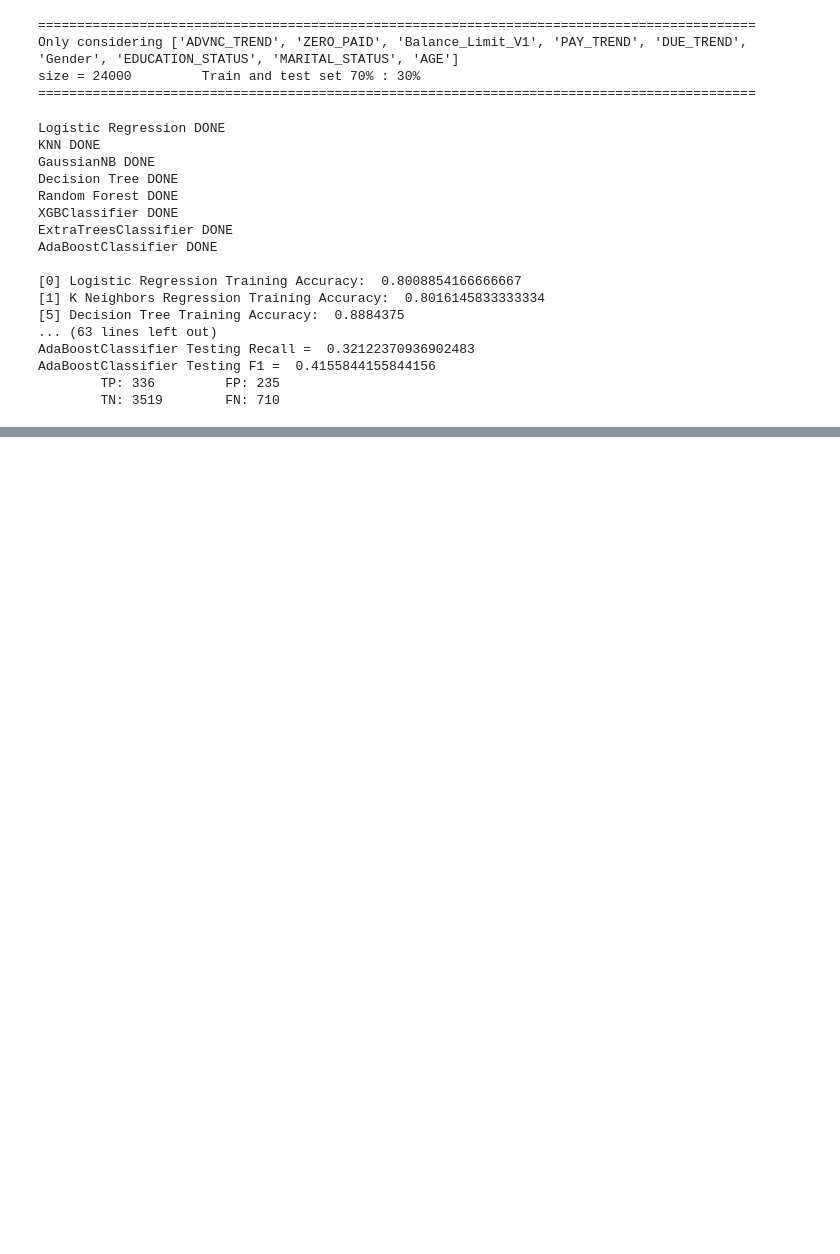
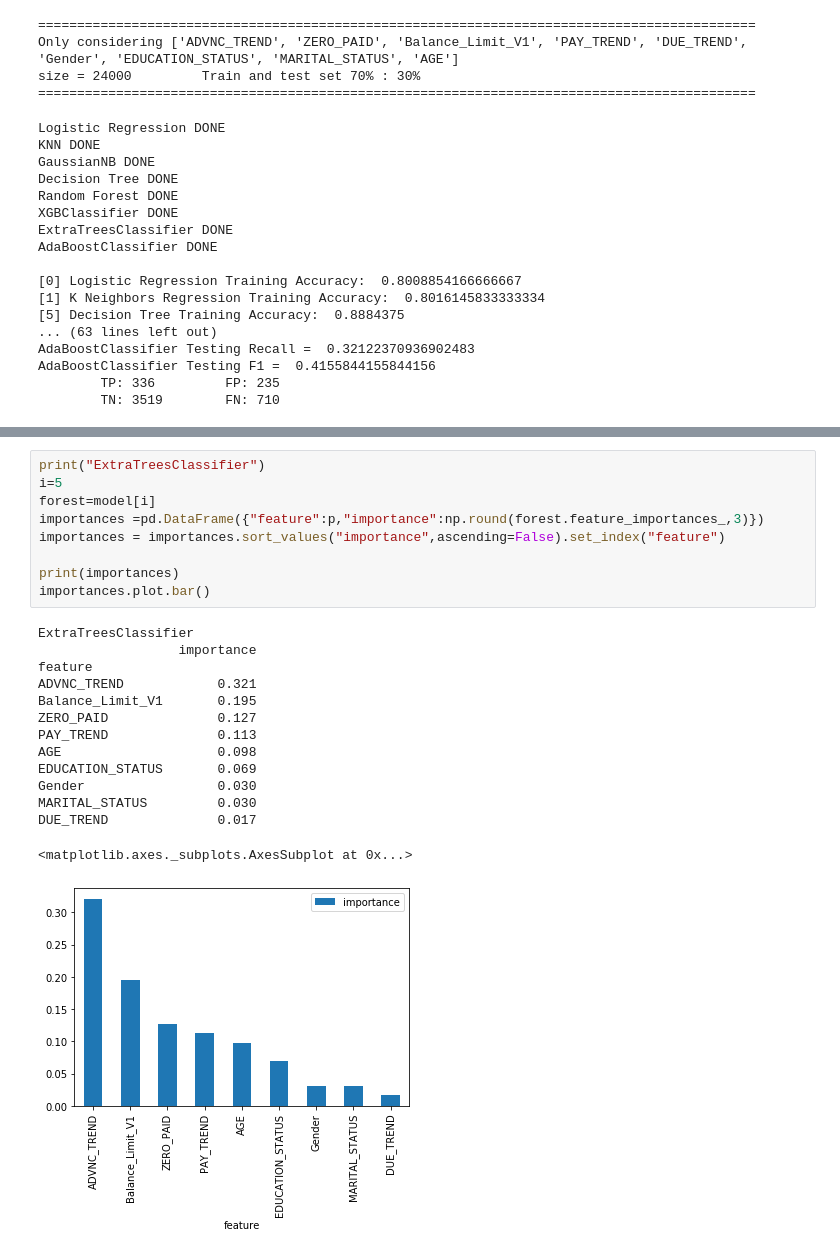
Before and after one commit to hiruna72/ds1018, a Jupyter notebook: process.py.ipynb, the cells around one changed output, grey strips where cells are left out. Cells and saved outputs as stored; diff of their text form; blank space fills up the shorter version.

```diff
--- a/process.py.ipynb
+++ b/process.py.ipynb
@@ -552,0 +627,24 @@ AdaBoostClassifier Testing F1 =  0.4155844155844156
+# %%
+print("ExtraTreesClassifier")
+i=5
+forest=model[i]
+importances =pd.DataFrame({"feature":p,"importance":np.round(forest.feature_importances_,3)})
+importances = importances.sort_values("importance",ascending=False).set_index("feature")
+
+print(importances)
+importances.plot.bar()
+# %% [output]
+ExtraTreesClassifier
+                  importance
+feature
+ADVNC_TREND            0.321
+Balance_Limit_V1       0.195
+ZERO_PAID              0.127
+PAY_TREND              0.113
+AGE                    0.098
+EDUCATION_STATUS       0.069
+Gender                 0.030
+MARITAL_STATUS         0.030
+DUE_TREND              0.017
+<matplotlib.axes._subplots.AxesSubplot at 0x...>
+[figure, added]
```
Also changed, not shown: parts of 6 cells of this notebook.
